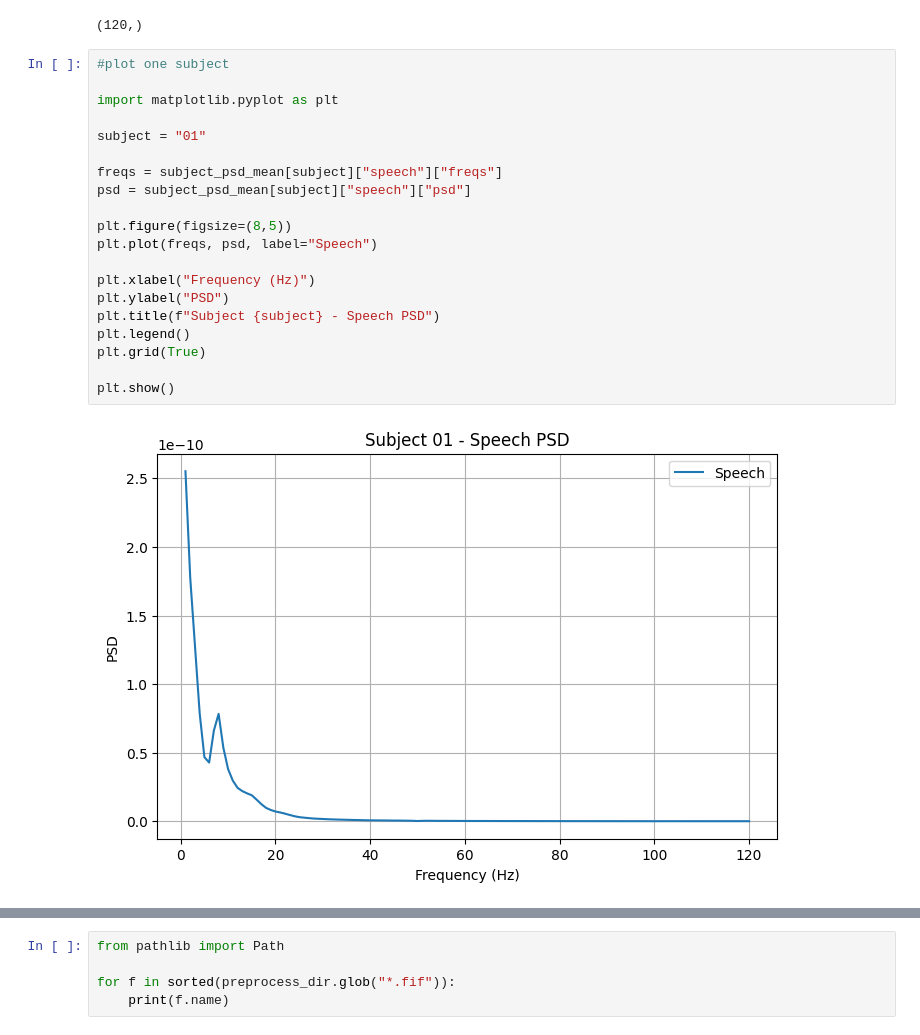
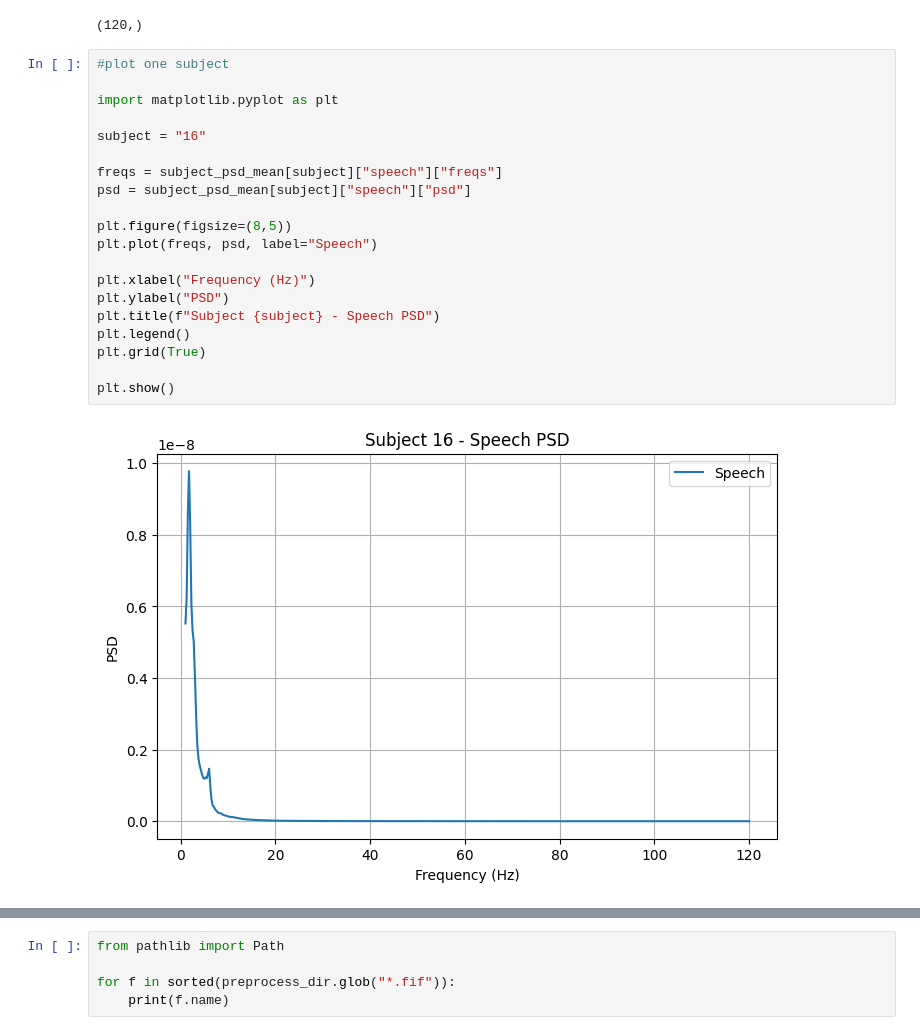
Before and after one commit to muqadasah/ieeg-fmri-dataset-analysis, a Jupyter notebook: PSD_analysis/psd.ipynb, the cells around one changed output, grey strips where cells are left out. Saved outputs shown, nothing was run; the diff lists cells and outputs as text.

```diff
--- a/PSD_analysis/psd.ipynb
+++ b/PSD_analysis/psd.ipynb
@@ -385,25 +385,25 @@ print(subject_psd_mean["01"]["speech"]["psd"].shape)
 # %%
 #plot one subject
 
 import matplotlib.pyplot as plt
 
-subject = "01"
+subject = "16"
 
 freqs = subject_psd_mean[subject]["speech"]["freqs"]
 psd = subject_psd_mean[subject]["speech"]["psd"]
 
 plt.figure(figsize=(8,5))
 plt.plot(freqs, psd, label="Speech")
 
 plt.xlabel("Frequency (Hz)")
 plt.ylabel("PSD")
 plt.title(f"Subject {subject} - Speech PSD")
 plt.legend()
 plt.grid(True)
 
 plt.show()
 # %% [output]
-[figure, old version]
+[figure, new version]
 # %%
 #In neuroscience, PSDs are almost always plotted on a logarithmic scale, because the power spans several orders of magnitude and the low-frequency components otherwise dominate the figure.
 
```
Also changed, not shown: parts of 3 cells of this notebook, 1 other file.
